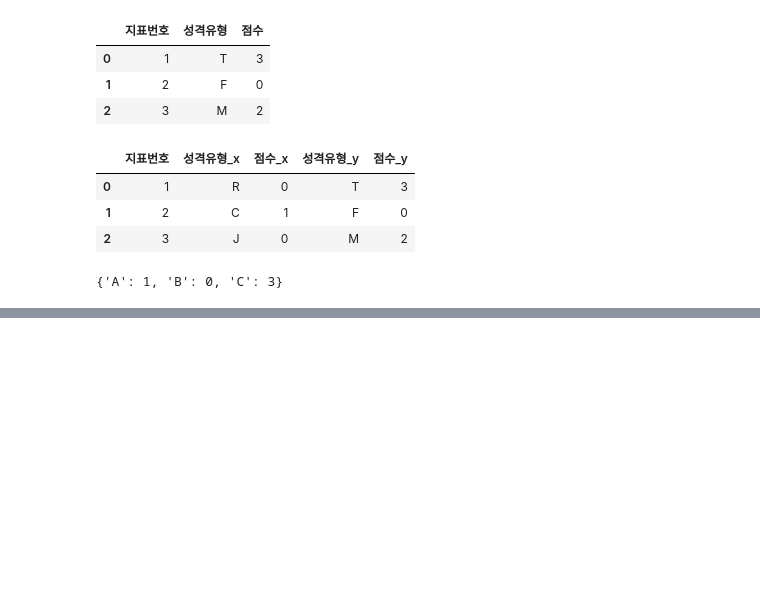
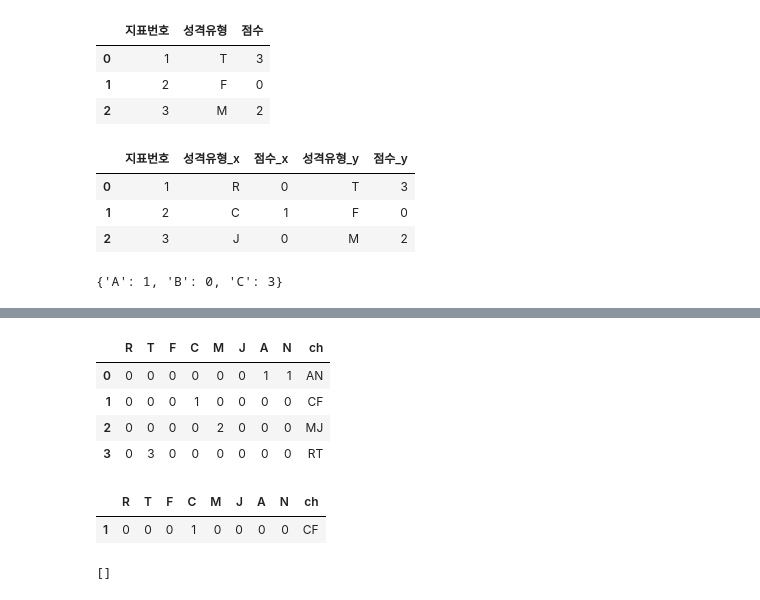
Before and after one commit to kbjung/Study, a Jupyter notebook: programmers/p_ex01.ipynb, the cells around one changed output, grey strips where cells are left out. Drawn from its saved outputs; the diff is of its cells as text; code cells hidden in the pictures; blank space fills up the shorter version.

```diff
--- a/programmers/p_ex01.ipynb
+++ b/programmers/p_ex01.ipynb
@@ -206,0 +463,3 @@ choices = [5, 3, 2, 7, 5]
+# %%
+temp_sum = temp.sum(numeric_only=True)
+temp_sum
@@ -206,0 +476,22 @@ choices = [5, 3, 2, 7, 5]
+# %%
+df.loc[idx_list[0], 'A'] = temp_sum['A']
+df.loc[idx_list[0], 'N'] = temp_sum['N']
+df = df.drop(idx_list[1:].to_list())
+df
+# %% [output]
+|  | R | T | F | C | M | J | A | N | ch |
+| 0 | 0 | 0 | 0 | 0 | 0 | 0 | 1 | 1 | AN |
+| 1 | 0 | 0 | 0 | 1 | 0 | 0 | 0 | 0 | CF |
+| 2 | 0 | 0 | 0 | 0 | 2 | 0 | 0 | 0 | MJ |
+| 3 | 0 | 3 | 0 | 0 | 0 | 0 | 0 | 0 | RT |
+# %%
+temp = df[(df['ch'] == 'CF') | (df['ch'] == 'FC')]
+temp
+# %% [output]
+|  | R | T | F | C | M | J | A | N | ch |
+| 1 | 0 | 0 | 0 | 1 | 0 | 0 | 0 | 0 | CF |
+# %%
+idx_list = temp.index
+idx_list[1:].to_list()
+# %% [output]
+[]
```
Also changed, not shown: parts of 59 cells of this notebook.
